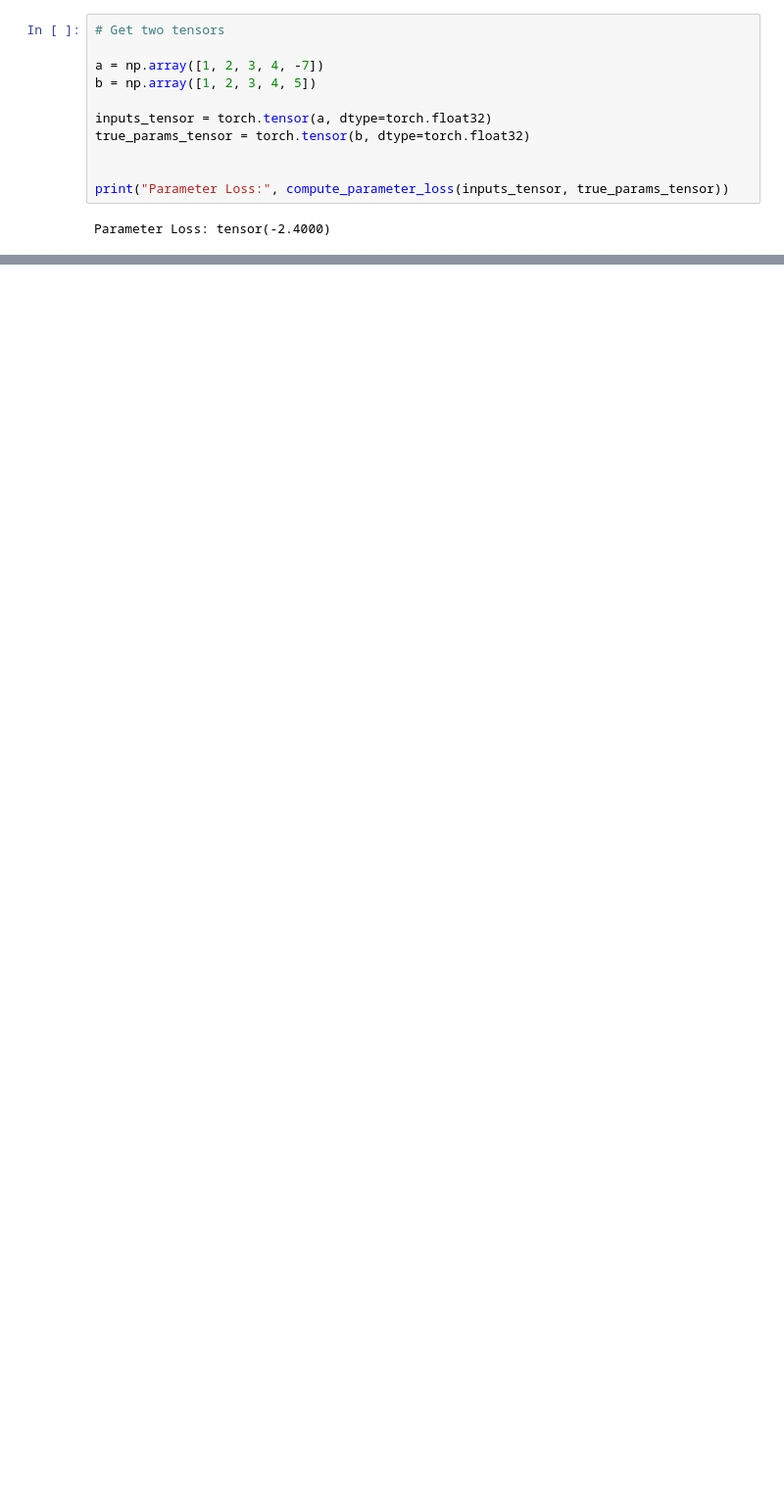
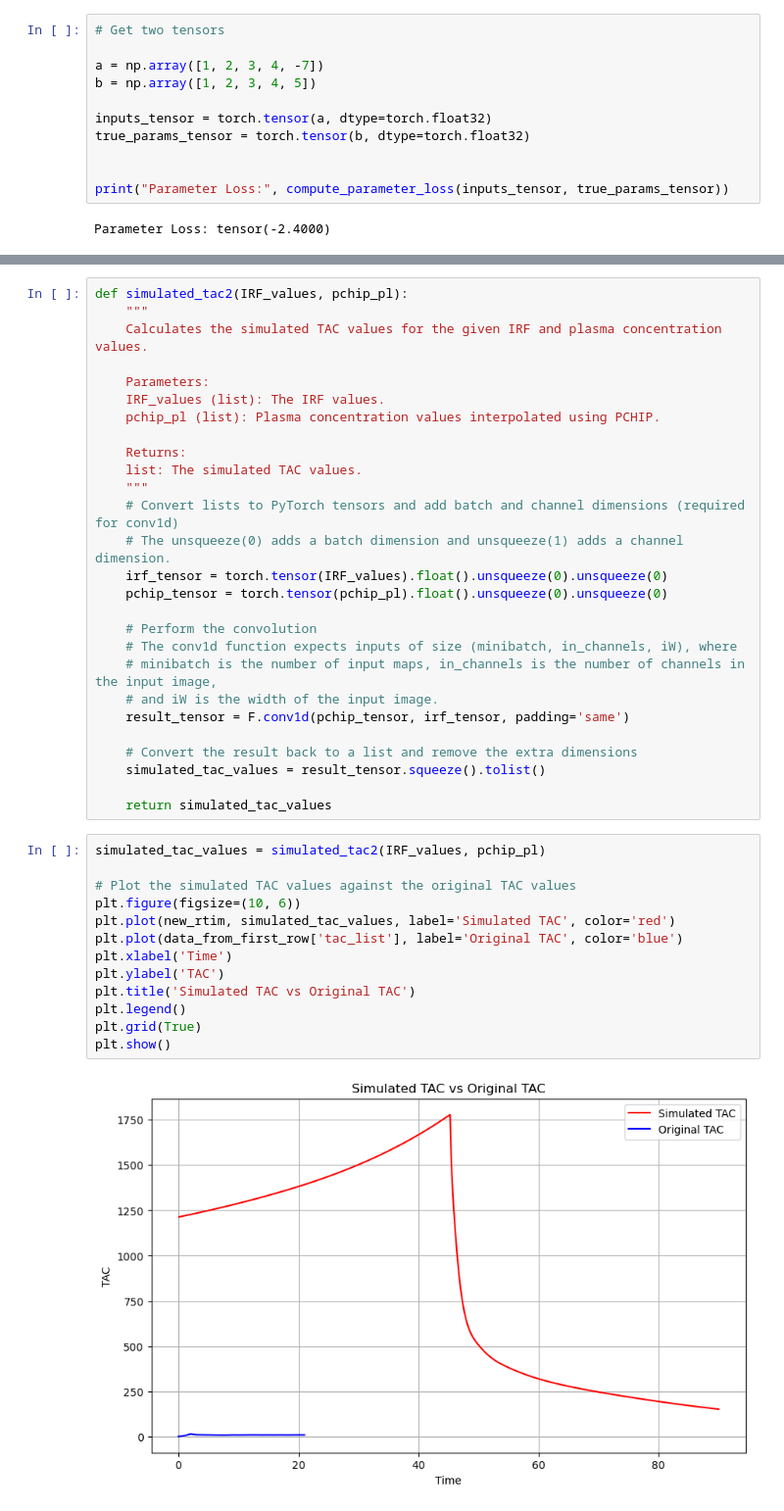
Before and after one commit to QuimSerraFaber/MSc-Thesis, a Jupyter notebook: Tests.ipynb, the cells around one changed output, grey strips where cells are left out. Shown at 98% size. Saved outputs shown, nothing was run; the diff lists cells and outputs as text; blank space fills up the shorter version.

```diff
--- a/Tests.ipynb
+++ b/Tests.ipynb
@@ -51,0 +132,42 @@ print(np.random.randn(4))
+# %%
+def simulated_tac2(IRF_values, pchip_pl):
+    """
+    Calculates the simulated TAC values for the given IRF and plasma concentration values.
+
+    Parameters:
+    IRF_values (list): The IRF values.
+    pchip_pl (list): Plasma concentration values interpolated using PCHIP.
+
+    Returns:
+    list: The simulated TAC values.
+    """
+    # Convert lists to PyTorch tensors and add batch and channel dimensions (required for conv1d)
+    # The unsqueeze(0) adds a batch dimension and unsqueeze(1) adds a channel dimension.
+    irf_tensor = torch.tensor(IRF_values).float().unsqueeze(0).unsqueeze(0)
+    pchip_tensor = torch.tensor(pchip_pl).float().unsqueeze(0).unsqueeze(0)
+
+    # Perform the convolution
+    # The conv1d function expects inputs of size (minibatch, in_channels, iW), where
+    # minibatch is the number of input maps, in_channels is the number of channels in the input image,
+    # and iW is the width of the input image.
+    result_tensor = F.conv1d(pchip_tensor, irf_tensor, padding='same')
+
+    # Convert the result back to a list and remove the extra dimensions
+    simulated_tac_values = result_tensor.squeeze().tolist()
+
+    return simulated_tac_values
+# %%
+simulated_tac_values = simulated_tac2(IRF_values, pchip_pl)
+
+# Plot the simulated TAC values against the original TAC values
+plt.figure(figsize=(10, 6))
+plt.plot(new_rtim, simulated_tac_values, label='Simulated TAC', color='red')
+plt.plot(data_from_first_row['tac_list'], label='Original TAC', color='blue')
+plt.xlabel('Time')
+plt.ylabel('TAC')
+plt.title('Simulated TAC vs Original TAC')
+plt.legend()
+plt.grid(True)
+plt.show()
+# %% [output]
+[figure, added]
```
Also changed, not shown: parts of 10 cells of this notebook, 1 other file.
